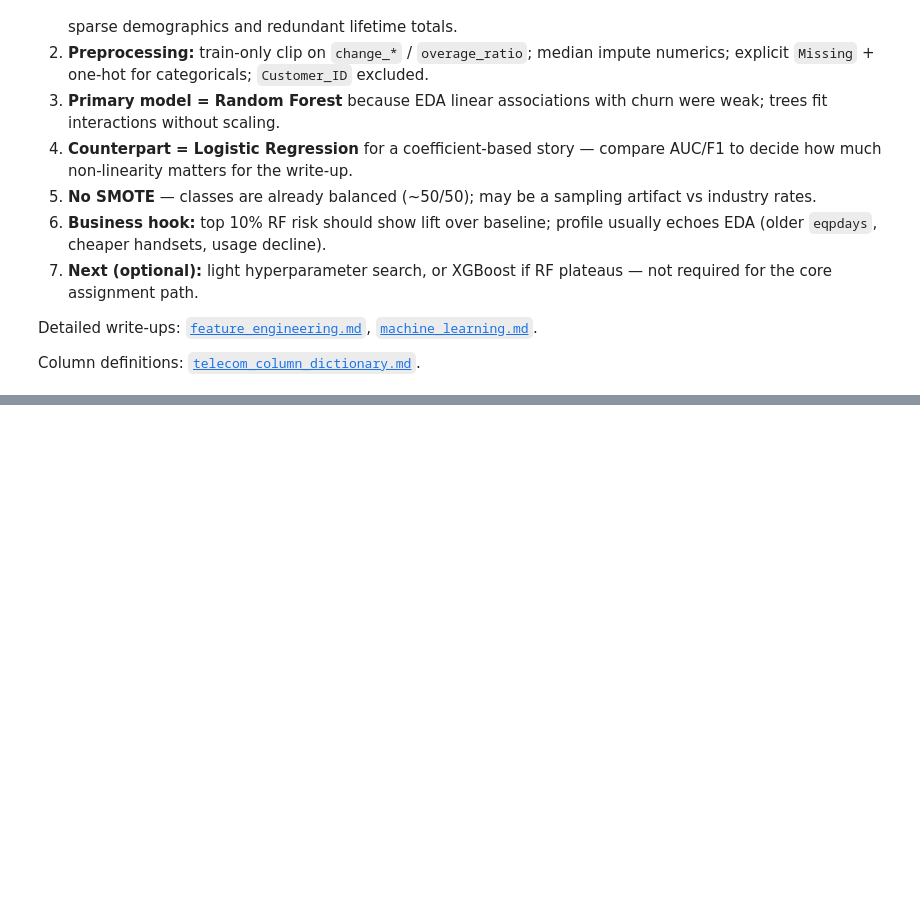
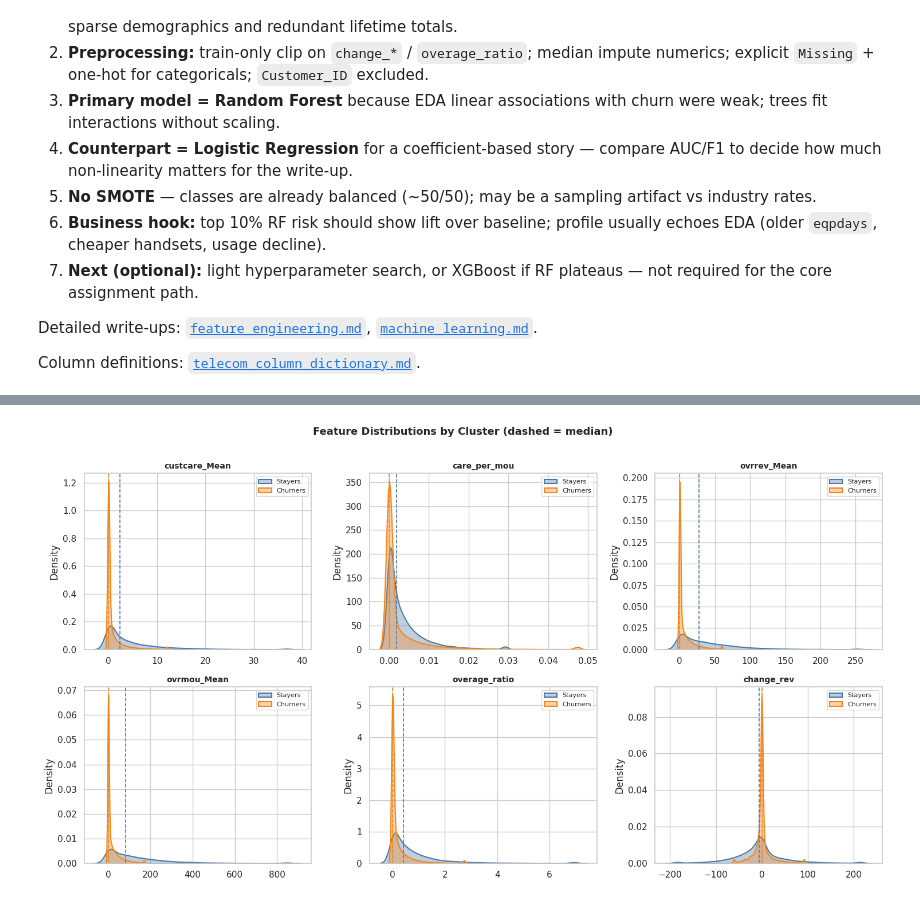
Before and after one commit to farout101/data_mining_ucsy, a Jupyter notebook: notebooks/modeling.ipynb, the cells around one changed output, grey strips where cells are left out. Cells and saved outputs as stored; diff of their text form; code cells hidden in the pictures; blank space fills up the shorter version.

```diff
--- a/notebooks/modeling.ipynb
+++ b/notebooks/modeling.ipynb
@@ -439,0 +828,25 @@ Column definitions: [`telecom_column_dictionary.md`](telecom_column_dictionary.m
+# %%
+# ── 10.  Distribution plots — top 6 features by cluster ─────────────────────
+plot_feats = top_features[:6]
+fig, axes = plt.subplots(2, 3, figsize=(15, 8))
+axes = axes.ravel()
+
+for ax, feat in zip(axes, plot_feats):
+    for cid, cname, color in [(0, 'Stayers', '#4C78A8'), (1, 'Churners', '#F58518')]:
+        data = work_cl.loc[work_cl['cluster'] == cid, feat].dropna()
+        # Clip to 1st-99th pct for visual clarity
+        lo_p, hi_p = data.quantile(0.01), data.quantile(0.99)
+        data_clipped = data.clip(lo_p, hi_p)
+        sns.kdeplot(data_clipped, ax=ax, label=cname, color=color, fill=True, alpha=0.35, linewidth=1.5)
+        ax.axvline(data_clipped.median(), color=color, linestyle='--', linewidth=1.2)
+
+    ax.set_title(feat, fontweight='bold', fontsize=10)
+    ax.set_xlabel('')
+    ax.legend(fontsize=8)
+
+fig.suptitle('Feature Distributions by Cluster (dashed = median)',
+             fontsize=13, fontweight='bold', y=1.01)
+plt.tight_layout()
+plt.show()
+# %% [output]
+[figure, added]
```
Also changed, not shown: parts of 14 cells of this notebook, 2 other files.
